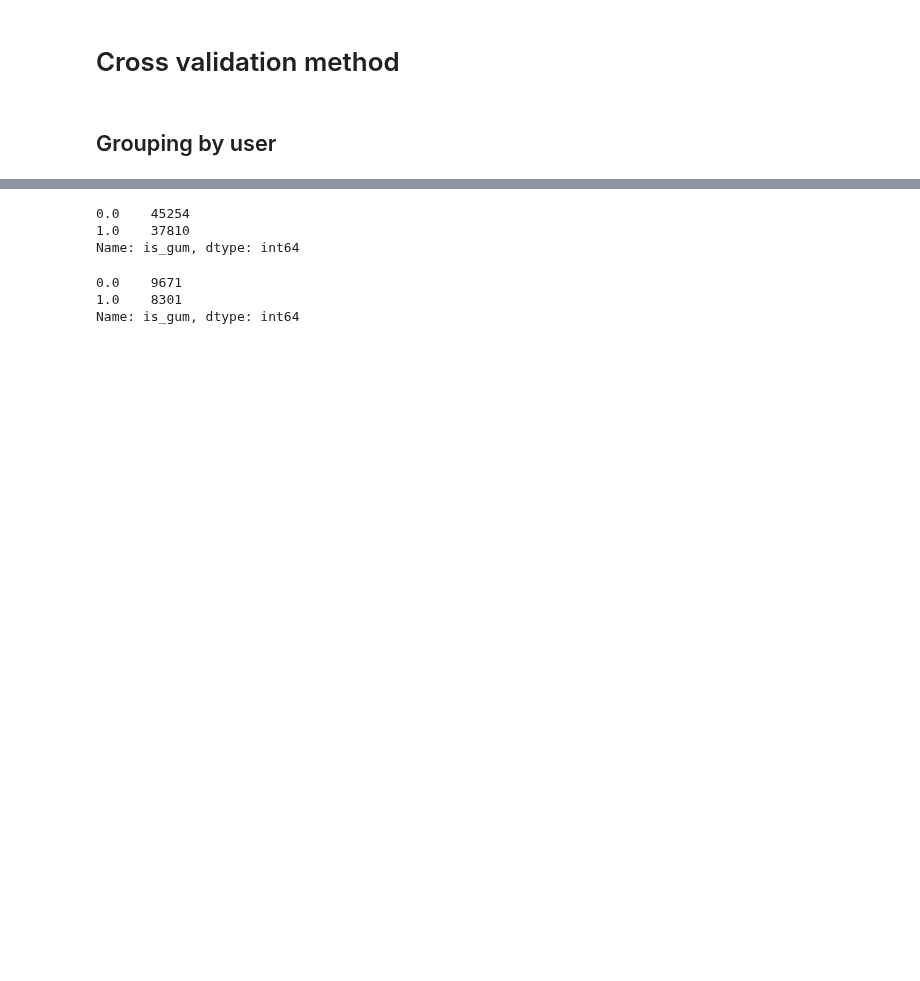
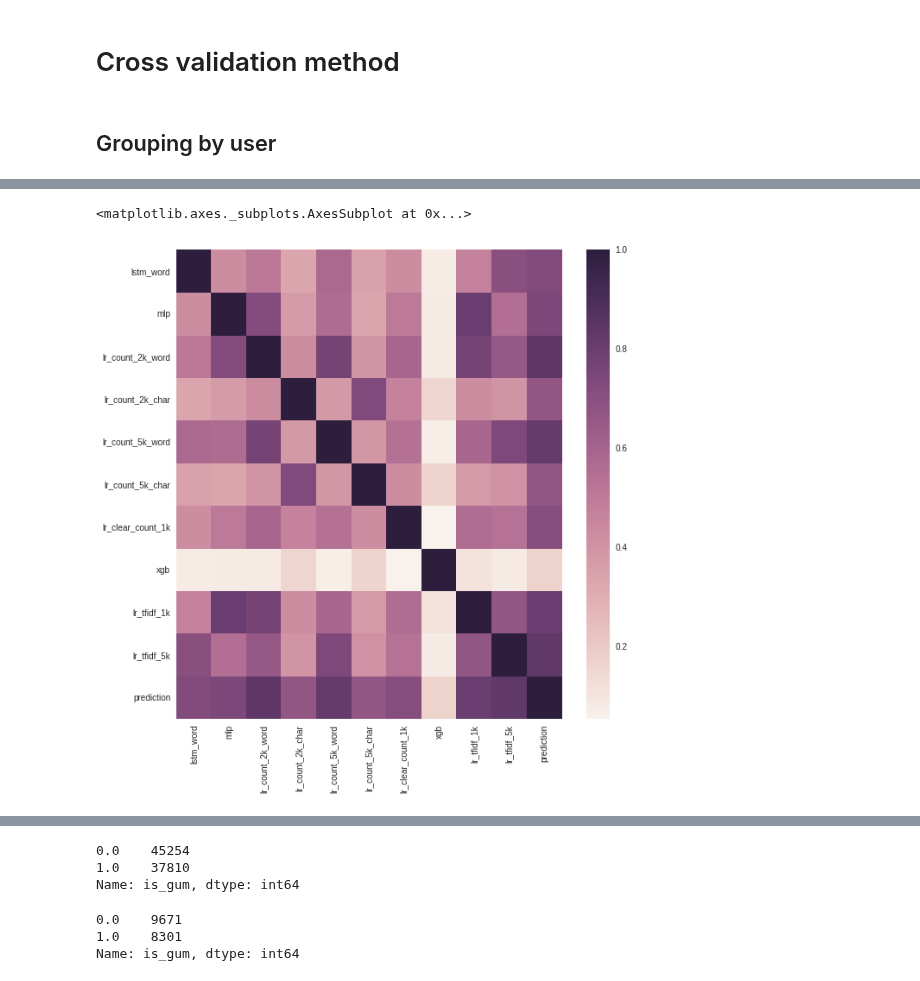
Before and after one commit to EvgenyKashin/CommentsAnalysis, a Jupyter notebook: FinalSolution.ipynb, the cells around one changed output, grey strips where cells are left out. Drawn from its saved outputs; the diff is of its cells as text; code cells hidden in the pictures; blank space fills up the shorter version.

```diff
--- a/FinalSolution.ipynb
+++ b/FinalSolution.ipynb
@@ -1215,0 +1254,23 @@ np.max([x[0] for x in scores]), list(range(1, 21))[np.argmax([x[0] for x in scor
+# %%
+%%time
+np.random.seed(0)
+s1, s2, pr, y_t = fit_predict_to_n_user(comments,
+        [
+            LstmModel('lstm_word', nb_epoch=5),
+            LstmModel('lstm_char', nb_epoch=5, nb_words=100, char_level=True, max_len=100),
+
+            MlpModel('mlp'),
+            MlpModel('mlp', max_features=200, neurons=600),
+
+            LrModelCount('lr_count_2k_word', 2000, ngram_range=(1, 2)),
+            LrModelCount('lr_count_2k_word', 2000, ngram_range=(1, 2)),
+
+            LrModelCount('lr_count_2k_char', 2000, 'char', (3, 3)),
+            LrModelCount('lr_count_5k_word', 5000, ngram_range=(1, 2)),
+            LrModelCount('lr_count_5k_char', 5000, 'char', (3, 3)),
+
+            LrModelCountClear('lr_clear_count_1k', 1000),
+            FeaturesModelXGB('xgb'),
+            LrModelTfidf('lr_tfidf_1k', 1000),
+            LrModelTfidf('lr_tfidf_5k', 5000),
+        ], 11, False, with_additional=True, debug=True, predict_proba=True, return_prediction=True)
@@ -1215,0 +1316,7 @@ np.max([x[0] for x in scores]), list(range(1, 21))[np.argmax([x[0] for x in scor
+# %%
+import seaborn as sns
+plt.figure(figsize=(10, 10))
+sns.heatmap(pr.corr())
+# %% [output]
+<matplotlib.axes._subplots.AxesSubplot at 0x...>
+[figure, added]
```
Also changed, not shown: parts of 62 cells of this notebook.
